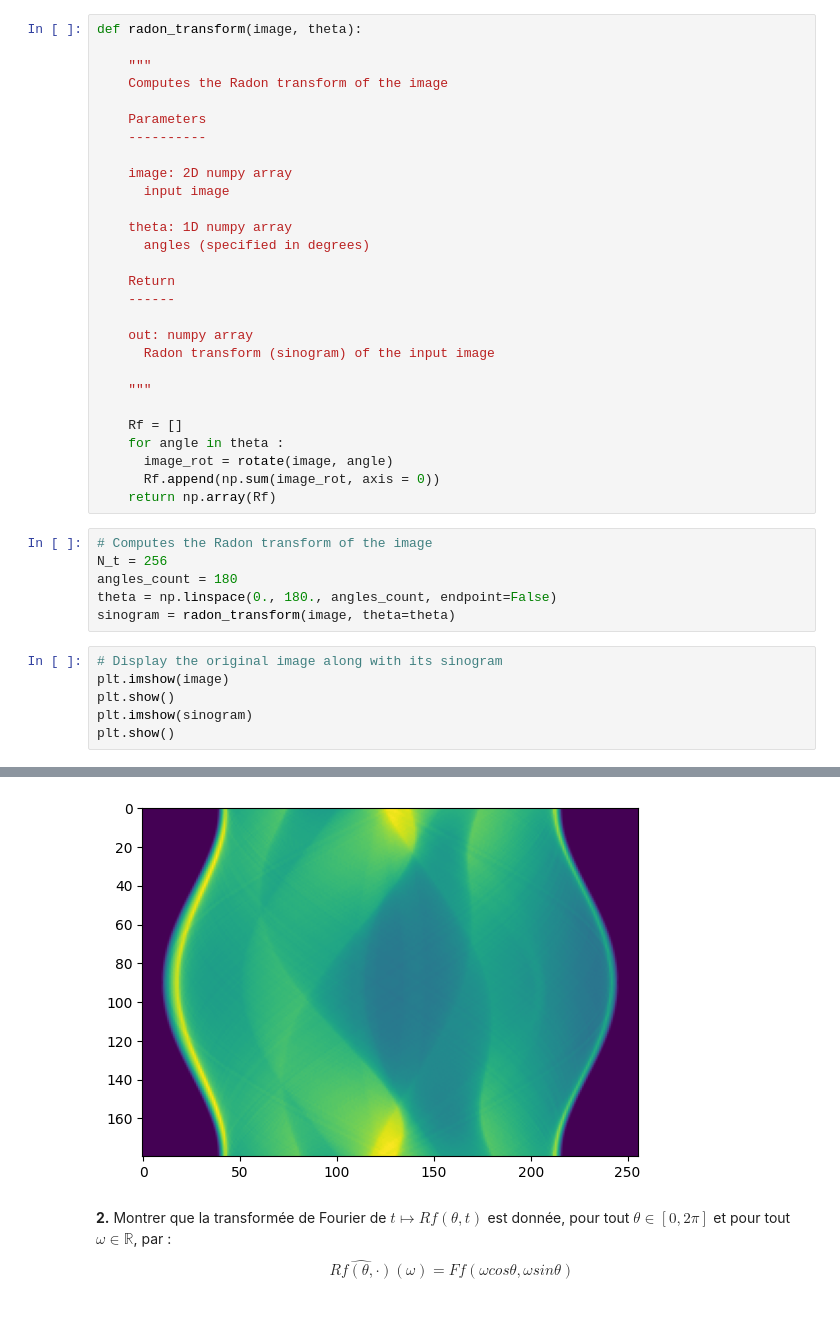
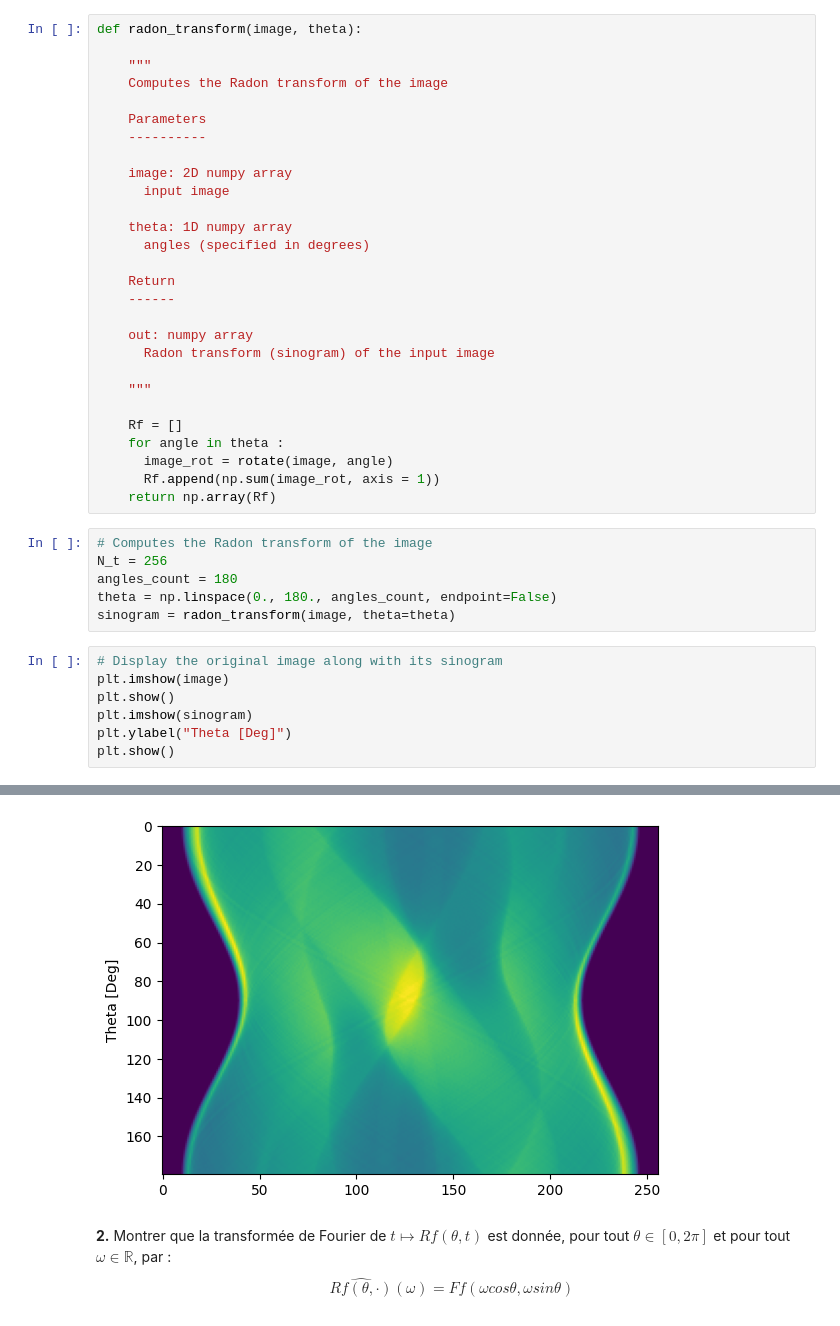
Before and after one commit to GabrielVandersippe/5--Tomographie, a Jupyter notebook: X-Ray Tomography.ipynb, the cells around one changed output, grey strips where cells are left out. Cells and saved outputs as stored; diff of their text form.

```diff
--- a/X-Ray Tomography.ipynb
+++ b/X-Ray Tomography.ipynb
@@ -44,7 +44,7 @@ def radon_transform(image, theta):
     Rf = []
     for angle in theta :
       image_rot = rotate(image, angle)
-      Rf.append(np.sum(image_rot, axis = 0))
+      Rf.append(np.sum(image_rot, axis = 1))
     return np.array(Rf)
 # %%
 # Computes the Radon transform of the image
@@ -55,12 +55,13 @@ sinogram = radon_transform(image, theta=theta)
 # %%
 # Display the original image along with its sinogram
 plt.imshow(image)
 plt.show()
 plt.imshow(sinogram)
+plt.ylabel("Theta [Deg]")
 plt.show()
 # %% [output]
 [figure]
-[figure, old version]
+[figure, new version]
 # %% [markdown]
 **2.** Montrer que la transformée de Fourier de $t \mapsto Rf (\theta, t)$ est donnée, pour tout $\theta \in [0, 2\pi]$ et
 pour tout $\omega \in \mathbb{R}$, par :
```
Also changed, not shown: parts of 4 cells of this notebook.
